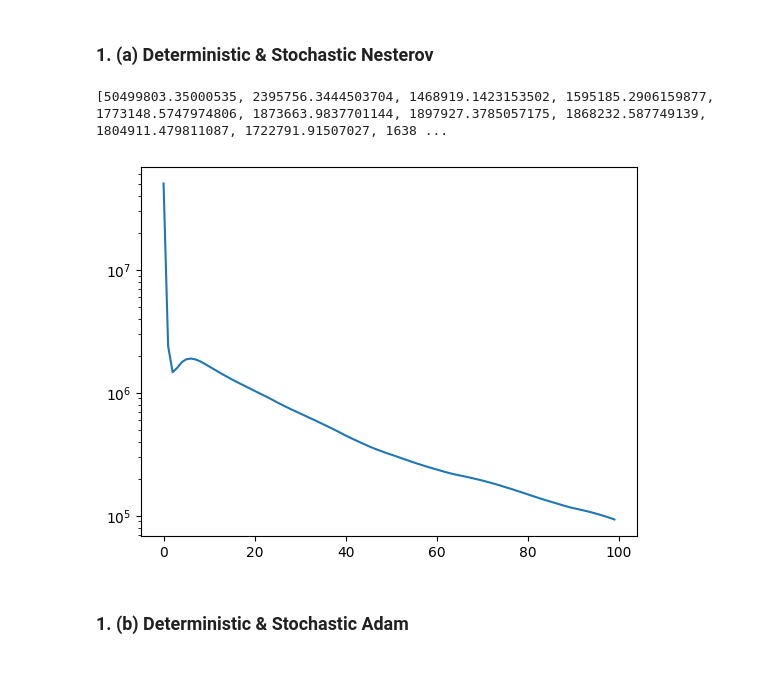
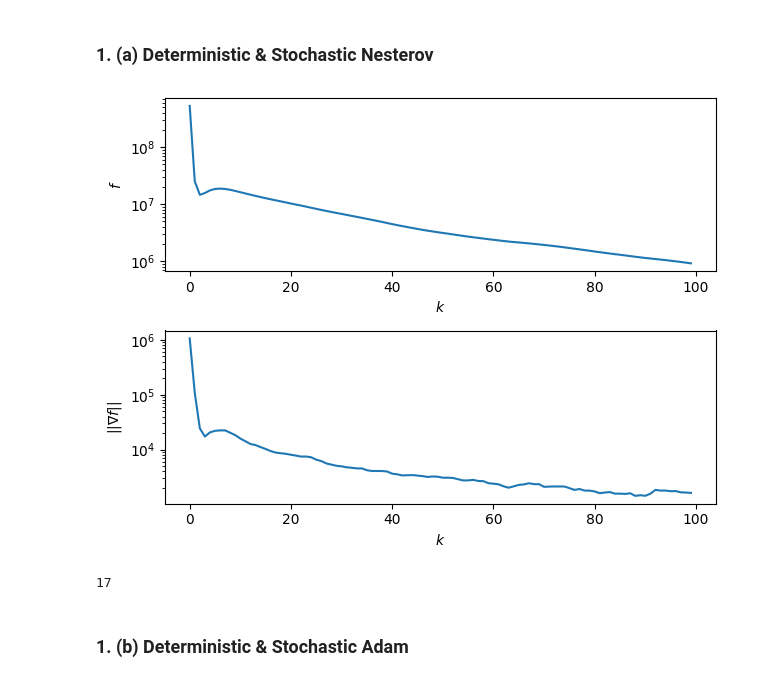
Before and after one commit to elijahkin/amsc660, a Jupyter notebook: hw13/hw13.ipynb, the cells around one changed output. Saved outputs shown, nothing was run; the diff lists cells and outputs as text; code cells hidden in the pictures.

```diff
--- a/hw13/hw13.ipynb
+++ b/hw13/hw13.ipynb
@@ -49,13 +51,13 @@ def plot_convergence(loss, norm_grad_loss):
   fig, (ax1, ax2) = plt.subplots(2, 1)
 
   ax1.plot(loss)
-  ax1.set_xlabel('Iteration #')
-  ax1.set_ylabel('Loss')
+  ax1.set_xlabel('$k$')
+  ax1.set_ylabel('$f$')
   ax1.set_yscale('log')
 
   ax2.plot(norm_grad_loss)
-  ax2.set_xlabel('Iteration #')
-  ax2.set_ylabel('||grad Loss||')
+  ax2.set_xlabel('$k$')
+  ax2.set_ylabel('$||\\nabla f||$')
   ax2.set_yscale('log')
 
   plt.tight_layout()
@@ -99,30 +101,31 @@ def mygrad(w):
 ### 1. (a) Deterministic & Stochastic Nesterov
 # %%
 # Nesterov's accelerated gradient descent w/ constant step size alpha
-def nesterov(loss, grad, x, alpha):
+def nesterov(loss, grad, x, iters, alpha):
   v = np.zeros_like(x)
   losses = []
+  grad_norms = []
 
-  for k in tqdm(range(100)):
+  for k in tqdm(range(iters)):
     mu = 1 - 3 / (5 + k)
     v = mu * v - alpha * grad(x + mu * v)
     x = x + v
 
     losses.append(loss(x))
-  return x, losses
+    grad_norms.append(np.linalg.norm(grad(x)))
+  return x, losses, grad_norms
 # %%
 d = 20
 w = np.ones(d * d + d + 1)
-_, losses = nesterov(myloss, mygrad, w, 1e-4)
-print(losses)
+w, losses, grad_norms = nesterov(myloss, mygrad, w, 100, 1e-3)
+plot_convergence(losses, grad_norms)
+
+test = myq(X_test, lbl_test, w)
+misses = np.argwhere(test < 0)
+print(len(misses))
 # %% [output]
+[figure, added]
-[50499803.35000535, 2395756.3444503704, 1468919.1423153502, 1595185.2906159877, 1773148.5747974806, 1873663.9837701144, 1897927.3785057175, 1868232.587749139, 1804911.479811087, 1722791.91507027, 1638 ...
+17
-# %%
-plt.plot(losses)
-plt.yscale('log')
-plt.show()
-# %% [output]
-[figure, removed]
 # %%
 def stochastic_nesterov():
   return
```
Also changed, not shown: parts of 5 cells of this notebook, 2 other files.
